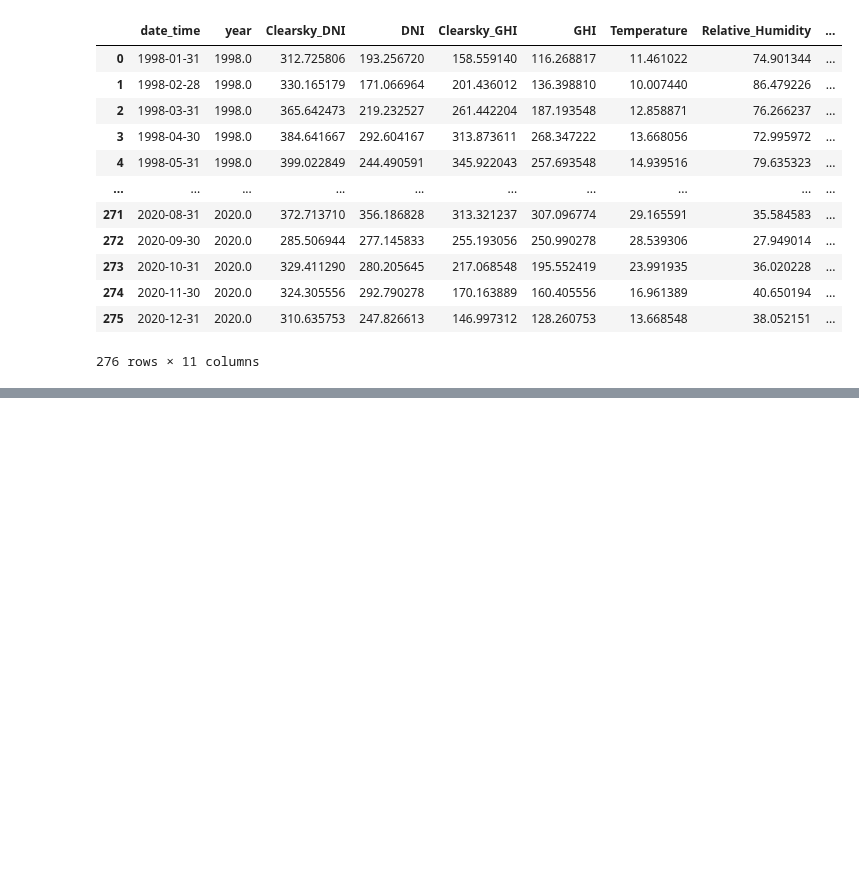
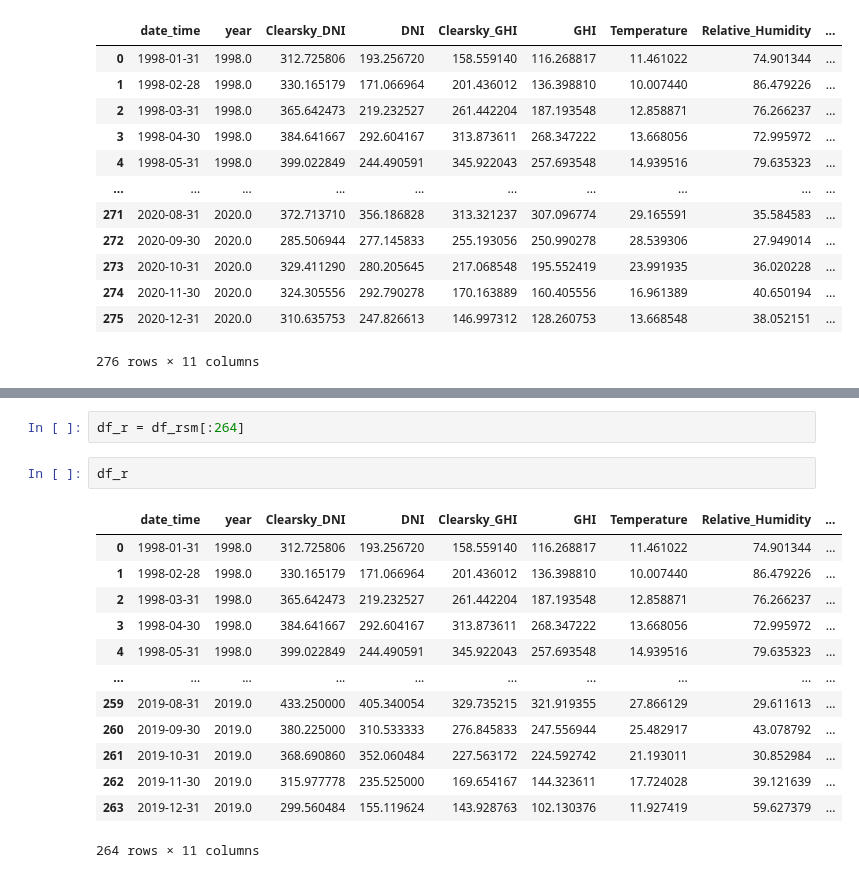
Before and after one commit to gamyers/solar-697, a Jupyter notebook: gm/notebooks/ts_arima.ipynb, the cells around one changed output, grey strips where cells are left out. Drawn from its saved outputs; the diff is of its cells as text; blank space fills up the shorter version.

```diff
--- a/gm/notebooks/ts_arima.ipynb
+++ b/gm/notebooks/ts_arima.ipynb
@@ -224,0 +229,18 @@ for idx, col in enumerate(col_idx):
+# %%
+df_r = df_rsm[:264]
+# %%
+df_r
+# %% [output]
+|  | date_time | year | Clearsky_DNI | DNI | Clearsky_GHI | GHI | Temperature | Relative_Humidity | ... |
+| 0 | 1998-01-31 | 1998.0 | 312.725806 | 193.256720 | 158.559140 | 116.268817 | 11.461022 | 74.901344 | ... |
+| 1 | 1998-02-28 | 1998.0 | 330.165179 | 171.066964 | 201.436012 | 136.398810 | 10.007440 | 86.479226 | ... |
+| 2 | 1998-03-31 | 1998.0 | 365.642473 | 219.232527 | 261.442204 | 187.193548 | 12.858871 | 76.266237 | ... |
+| 3 | 1998-04-30 | 1998.0 | 384.641667 | 292.604167 | 313.873611 | 268.347222 | 13.668056 | 72.995972 | ... |
+| 4 | 1998-05-31 | 1998.0 | 399.022849 | 244.490591 | 345.922043 | 257.693548 | 14.939516 | 79.635323 | ... |
+| ... | ... | ... | ... | ... | ... | ... | ... | ... | ... |
+| 259 | 2019-08-31 | 2019.0 | 433.250000 | 405.340054 | 329.735215 | 321.919355 | 27.866129 | 29.611613 | ... |
+| 260 | 2019-09-30 | 2019.0 | 380.225000 | 310.533333 | 276.845833 | 247.556944 | 25.482917 | 43.078792 | ... |
+| 261 | 2019-10-31 | 2019.0 | 368.690860 | 352.060484 | 227.563172 | 224.592742 | 21.193011 | 30.852984 | ... |
+| 262 | 2019-11-30 | 2019.0 | 315.977778 | 235.525000 | 169.654167 | 144.323611 | 17.724028 | 39.121639 | ... |
+| 263 | 2019-12-31 | 2019.0 | 299.560484 | 155.119624 | 143.928763 | 102.130376 | 11.927419 | 59.627379 | ... |
+264 rows × 11 columns
```
Also changed, not shown: parts of 13 cells of this notebook.
